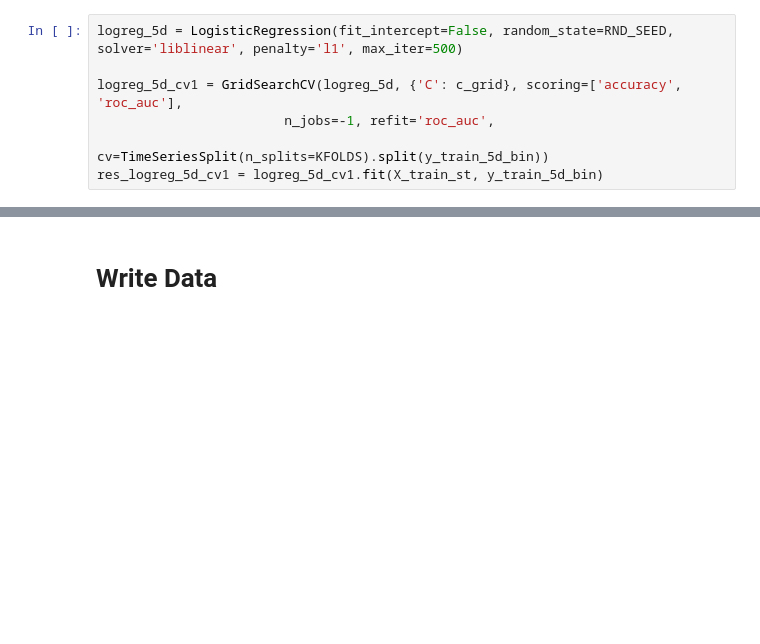
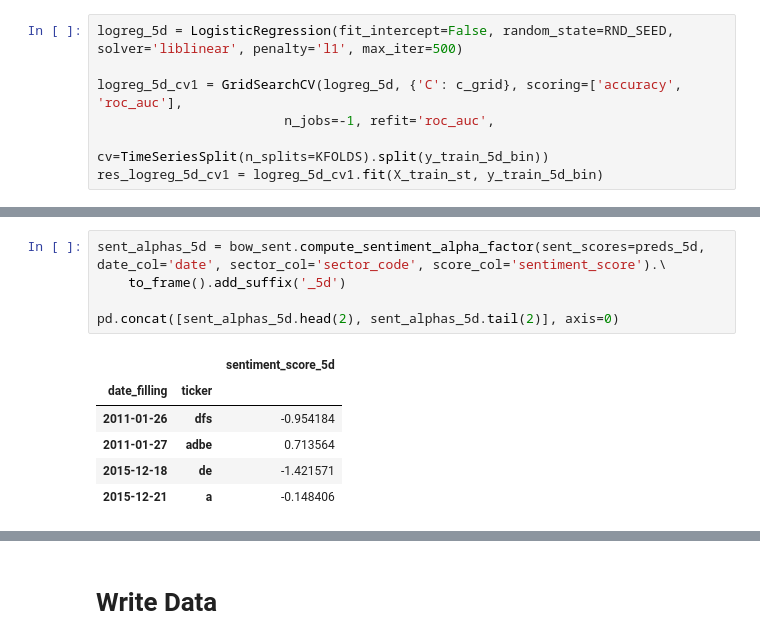
Before and after one commit to manualrg/dslab-ai-for-trading, a Jupyter notebook: notebooks/05_nlp_quant/03_10ksent_mlsent.ipynb, the cells around one changed output, grey strips where cells are left out. Drawn from its saved outputs; the diff is of its cells as text; blank space fills up the shorter version.

```diff
--- a/notebooks/05_nlp_quant/03_10ksent_mlsent.ipynb
+++ b/notebooks/05_nlp_quant/03_10ksent_mlsent.ipynb
@@ -869,0 +917,12 @@ pd.DataFrame(res_logreg_5d_cv1.cv_results_).filter(regex='(params|auc|mean_test_
+# %%
+sent_alphas_5d = bow_sent.compute_sentiment_alpha_factor(sent_scores=preds_5d, date_col='date', sector_col='sector_code', score_col='sentiment_score').\
+    to_frame().add_suffix('_5d')
+
+pd.concat([sent_alphas_5d.head(2), sent_alphas_5d.tail(2)], axis=0)
+# %% [output]
+|  |  | sentiment_score_5d |
+| date_filling | ticker |  |
+| 2011-01-26 | dfs | -0.954184 |
+| 2011-01-27 | adbe | 0.713564 |
+| 2015-12-18 | de | -1.421571 |
+| 2015-12-21 | a | -0.148406 |
```
Also changed, not shown: parts of 19 cells of this notebook.
